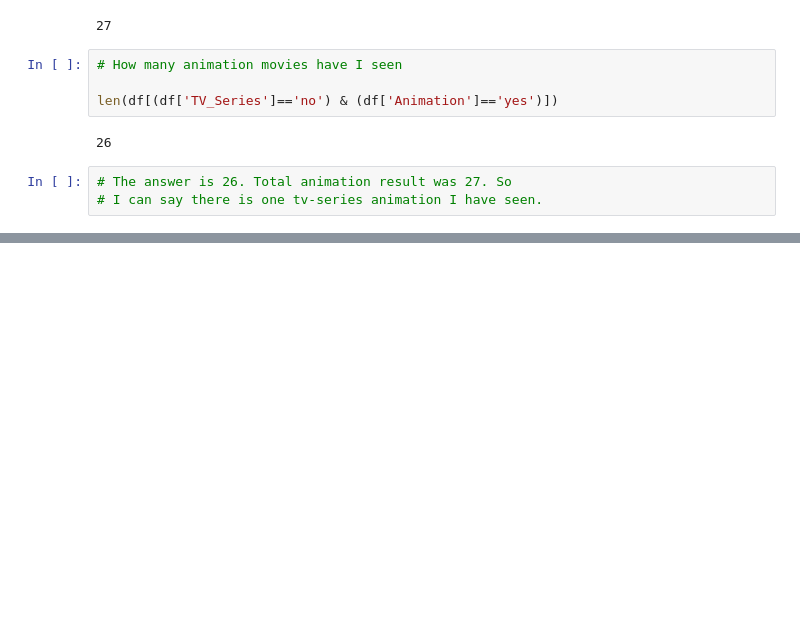
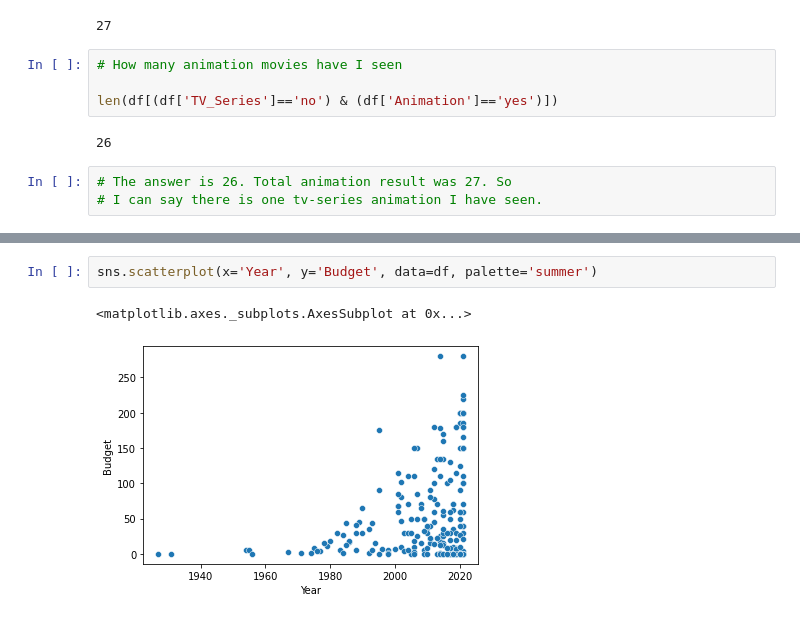
Before and after one commit to ShakilM26/PMDB, a Jupyter notebook: PMDB.ipynb, the cells around one changed output, grey strips where cells are left out. Drawn from its saved outputs; the diff is of its cells as text; blank space fills up the shorter version.

```diff
--- a/PMDB.ipynb
+++ b/PMDB.ipynb
@@ -116,0 +296,5 @@ df.loc[(df['TV_Series']=='yes') & (df['Animation']=='yes')]
+# %%
+sns.scatterplot(x='Year', y='Budget', data=df, palette='summer')
+# %% [output]
+<matplotlib.axes._subplots.AxesSubplot at 0x...>
+[figure, added]
```
Also changed, not shown: parts of 56 cells of this notebook.
